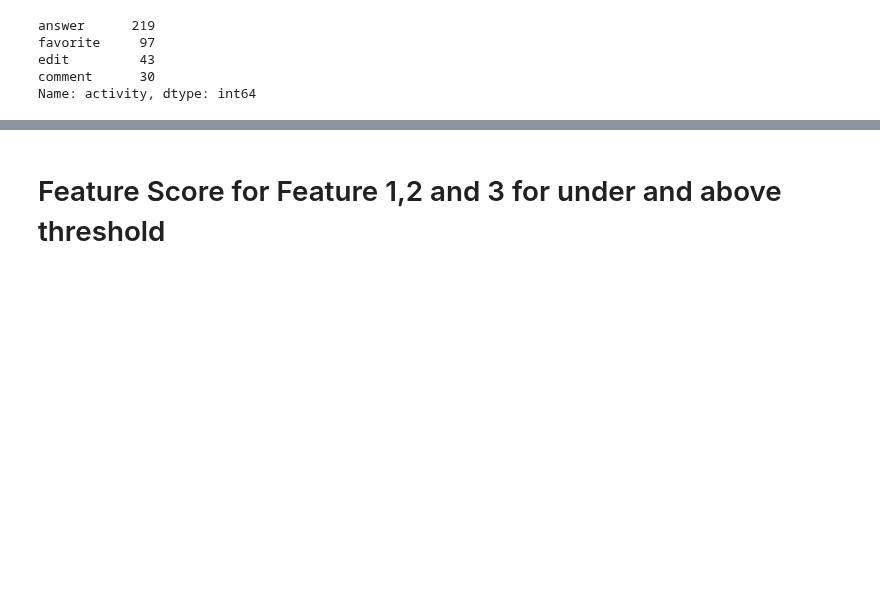
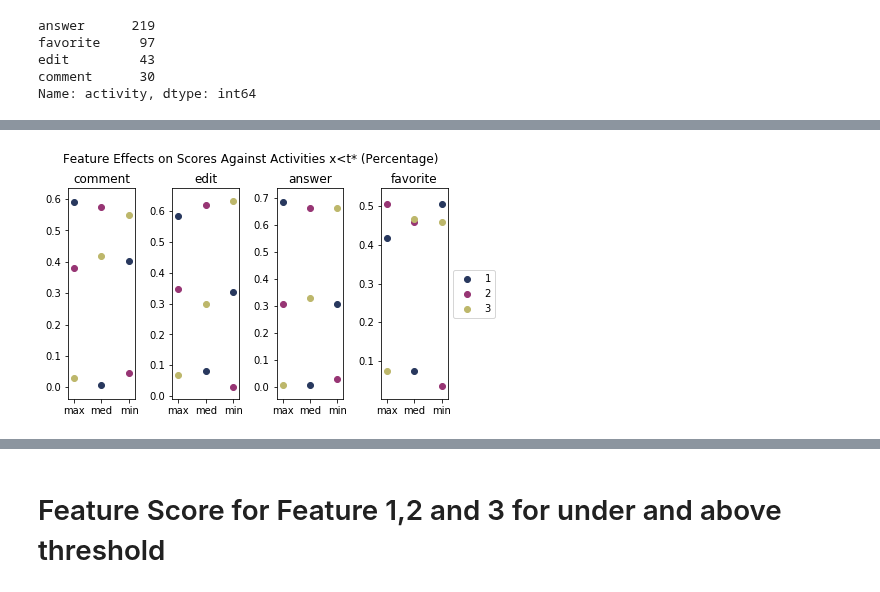
Before and after one commit to MaksimDan/160-Stackoverflow, a Jupyter notebook: source/residual_analysis/residual_analysis.ipynb, the cells around one changed output, grey strips where cells are left out. Saved outputs shown, nothing was run; the diff lists cells and outputs as text; code cells hidden in the pictures; blank space fills up the shorter version.

```diff
--- a/source/residual_analysis/residual_analysis.ipynb
+++ b/source/residual_analysis/residual_analysis.ipynb
@@ -231 +277,5 @@ def stacked_bar(data, suptitle):
+# %%
+stacked_bar_per(under_thres, 'Feature Effects on Scores Against Activities x<t* (Percentage)')
+# %% [output]
+[figure, added]
 # %%
```
Also changed, not shown: parts of 8 cells of this notebook.
